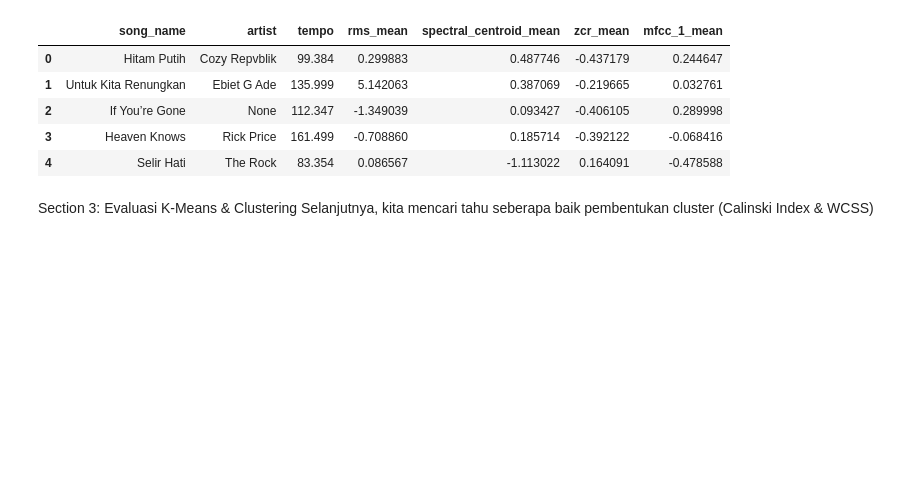
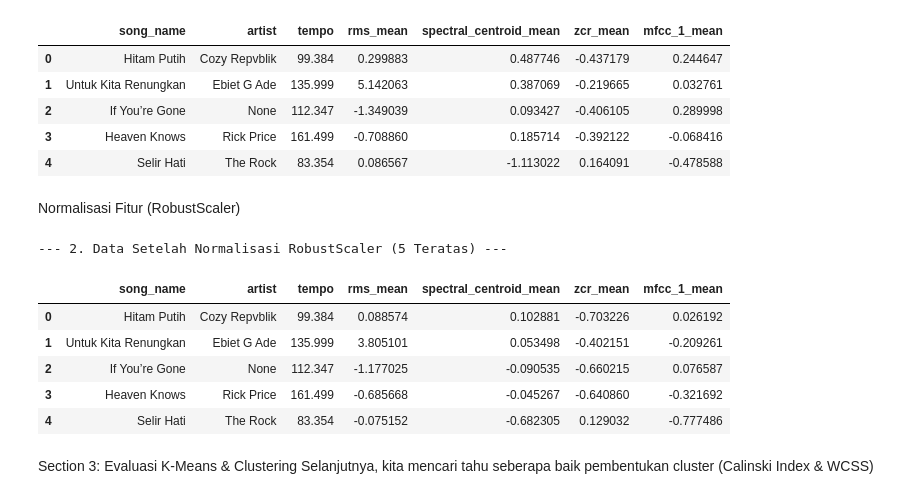
Before and after one commit to SSZ4RCHANGEL/Clustify-3K-MusicRecSys2026, a Jupyter notebook: kmeans_preprocessing.ipynb, the cells around one changed output. Cells and saved outputs as stored; diff of their text form; code cells hidden in the pictures; blank space fills up the shorter version.

```diff
--- a/kmeans_preprocessing.ipynb
+++ b/kmeans_preprocessing.ipynb
@@ -136,6 +136,32 @@ display(df_norm[['song_name', 'artist', 'tempo', 'rms_mean', 'spectral_centroid_
 | 2 | If You’re Gone | None | 112.347 | -1.349039 | 0.093427 | -0.406105 | 0.289998 |
 | 3 | Heaven Knows | Rick Price | 161.499 | -0.708860 | 0.185714 | -0.392122 | -0.068416 |
 | 4 | Selir Hati | The Rock | 83.354 | 0.086567 | -1.113022 | 0.164091 | -0.478588 |
+# %% [markdown]
+Normalisasi Fitur (RobustScaler)
+# %%
+from sklearn.preprocessing import RobustScaler
+from IPython.display import display
+
+# 2. Normalisasi RobustScaler
+exclude_cols = ['filename', 'tempo', 'n_beats', 'artist', 'song_name']
+features_to_normalize = [col for col in df.columns if col not in exclude_cols]
+
+df_norm = df.copy()
+scaler = RobustScaler()
+
+# Menerapkan RobustScaler pada fitur yang telah difilter
+df_norm[features_to_normalize] = scaler.fit_transform(df_norm[features_to_normalize])
+
+print("\n--- 2. Data Setelah Normalisasi RobustScaler (5 Teratas) ---")
+display(df_norm[['song_name', 'artist', 'tempo', 'rms_mean', 'spectral_centroid_mean', 'zcr_mean', 'mfcc_1_mean']].head())
+# %% [output]
+--- 2. Data Setelah Normalisasi RobustScaler (5 Teratas) ---
+|  | song_name | artist | tempo | rms_mean | spectral_centroid_mean | zcr_mean | mfcc_1_mean |
+| 0 | Hitam Putih | Cozy Repvblik | 99.384 | 0.088574 | 0.102881 | -0.703226 | 0.026192 |
+| 1 | Untuk Kita Renungkan | Ebiet G Ade | 135.999 | 3.805101 | 0.053498 | -0.402151 | -0.209261 |
+| 2 | If You’re Gone | None | 112.347 | -1.177025 | -0.090535 | -0.660215 | 0.076587 |
+| 3 | Heaven Knows | Rick Price | 161.499 | -0.685668 | -0.045267 | -0.640860 | -0.321692 |
+| 4 | Selir Hati | The Rock | 83.354 | -0.075152 | -0.682305 | 0.129032 | -0.777486 |
 # %% [markdown]
 Section 3: Evaluasi K-Means & Clustering  Selanjutnya, kita mencari tahu seberapa baik pembentukan cluster (Calinski Index & WCSS)
 # %%
```
Also changed, not shown: parts of 7 cells of this notebook.
